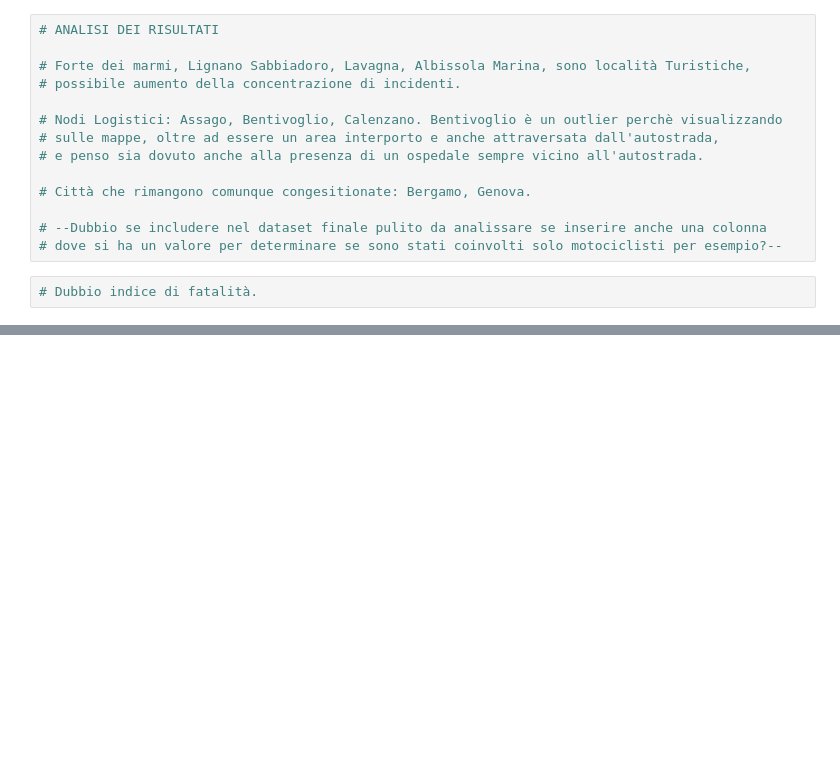
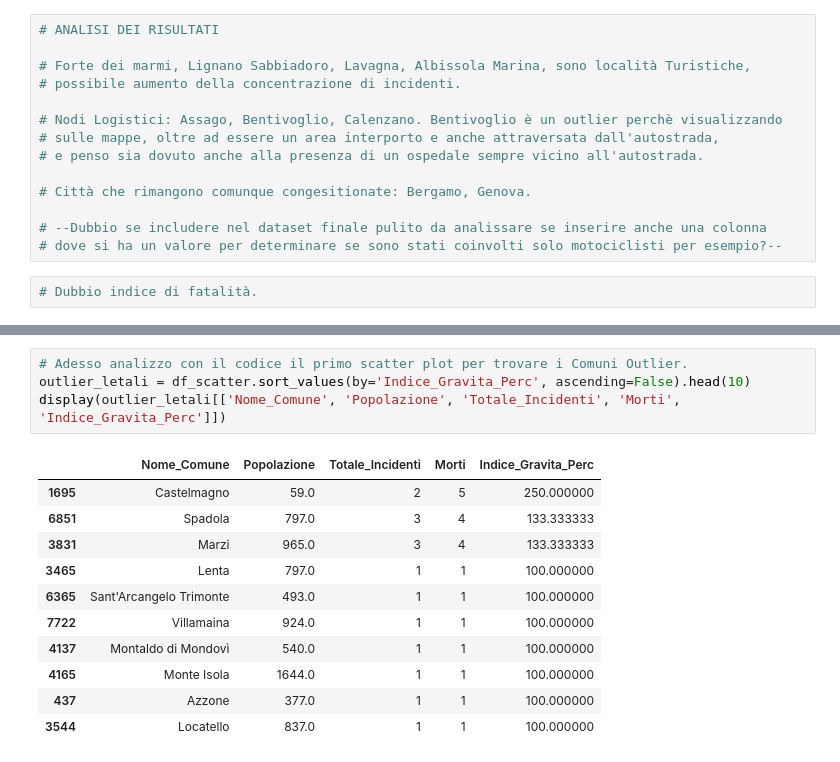
Before and after one commit to giuliotarantola-creator/FINALPROJECT_DATA_GIULIO_TARANTOLA, a Jupyter notebook: 02_Scripts_and_Notebooks/Notebooks/02_EDA_and_Visualizations.ipynb, the cells around one changed output, grey strips where cells are left out. Cells and saved outputs as stored; diff of their text form; blank space fills up the shorter version.

```diff
--- a/02_Scripts_and_Notebooks/Notebooks/02_EDA_and_Visualizations.ipynb
+++ b/02_Scripts_and_Notebooks/Notebooks/02_EDA_and_Visualizations.ipynb
@@ -116,0 +188,16 @@ plt.show()
+# %%
+# Adesso analizzo con il codice il primo scatter plot per trovare i Comuni Outlier.
+outlier_letali = df_scatter.sort_values(by='Indice_Gravita_Perc', ascending=False).head(10)
+display(outlier_letali[['Nome_Comune', 'Popolazione', 'Totale_Incidenti', 'Morti', 'Indice_Gravita_Perc']])
+# %% [output]
+|  | Nome_Comune | Popolazione | Totale_Incidenti | Morti | Indice_Gravita_Perc |
+| 1695 | Castelmagno | 59.0 | 2 | 5 | 250.000000 |
+| 6851 | Spadola | 797.0 | 3 | 4 | 133.333333 |
+| 3831 | Marzi | 965.0 | 3 | 4 | 133.333333 |
+| 3465 | Lenta | 797.0 | 1 | 1 | 100.000000 |
+| 6365 | Sant'Arcangelo Trimonte | 493.0 | 1 | 1 | 100.000000 |
+| 7722 | Villamaina | 924.0 | 1 | 1 | 100.000000 |
+| 4137 | Montaldo di Mondovì | 540.0 | 1 | 1 | 100.000000 |
+| 4165 | Monte Isola | 1644.0 | 1 | 1 | 100.000000 |
+| 437 | Azzone | 377.0 | 1 | 1 | 100.000000 |
+| 3544 | Locatello | 837.0 | 1 | 1 | 100.000000 |
```
Also changed, not shown: parts of 7 cells of this notebook.
